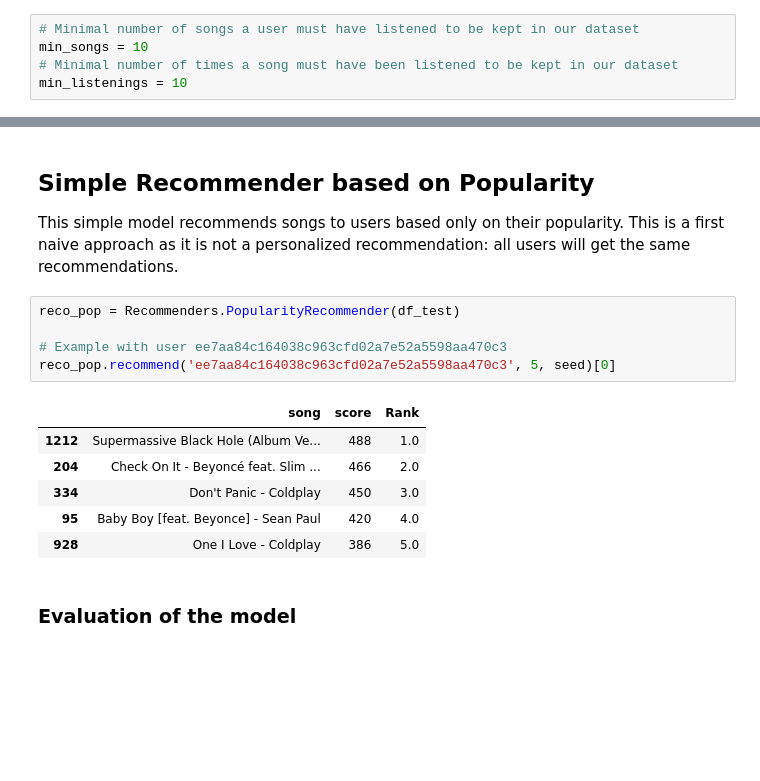
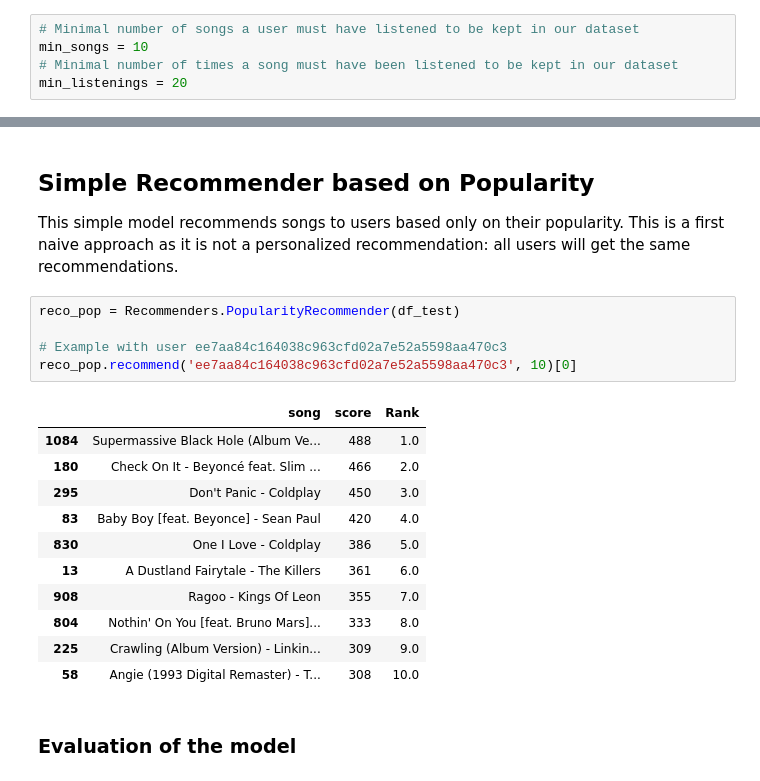
Before and after one commit to PierreChag/fml-spotify-recommendation, a Jupyter notebook: Recommender.ipynb, the cells around one changed output, grey strips where cells are left out. Drawn from its saved outputs; the diff is of its cells as text; blank space fills up the shorter version.

```diff
--- a/Recommender.ipynb
+++ b/Recommender.ipynb
@@ -34,7 +32,7 @@ df.drop(['title', 'artist_name'], axis=1, inplace=True)
 # Minimal number of songs a user must have listened to be kept in our dataset
 min_songs = 10
 # Minimal number of times a song must have been listened to be kept in our dataset
-min_listenings = 10
+min_listenings = 20
 # %%
 # Count how many songs each user listened to
 df['user_n_songs'] = df.groupby('user_id')['song'].transform('count')
@@ -71,15 +89,20 @@ This simple model recommends songs to users based only on their popularity. This
 # %%
 reco_pop = Recommenders.PopularityRecommender(df_test)
 
 # Example with user ee7aa84c164038c963cfd02a7e52a5598aa470c3
-reco_pop.recommend('ee7aa84c164038c963cfd02a7e52a5598aa470c3', 5, seed)[0]
+reco_pop.recommend('ee7aa84c164038c963cfd02a7e52a5598aa470c3', 10)[0]
 # %% [output]
 |  | song | score | Rank |
-| 1212 | Supermassive Black Hole (Album Ve... | 488 | 1.0 |
-| 204 | Check On It - Beyoncé feat. Slim ... | 466 | 2.0 |
-| 334 | Don't Panic - Coldplay | 450 | 3.0 |
-| 95 | Baby Boy [feat. Beyonce] - Sean Paul | 420 | 4.0 |
-| 928 | One I Love - Coldplay | 386 | 5.0 |
+| 1084 | Supermassive Black Hole (Album Ve... | 488 | 1.0 |
+| 180 | Check On It - Beyoncé feat. Slim ... | 466 | 2.0 |
+| 295 | Don't Panic - Coldplay | 450 | 3.0 |
+| 83 | Baby Boy [feat. Beyonce] - Sean Paul | 420 | 4.0 |
+| 830 | One I Love - Coldplay | 386 | 5.0 |
+| 13 | A Dustland Fairytale - The Killers | 361 | 6.0 |
+| 908 | Ragoo - Kings Of Leon | 355 | 7.0 |
+| 804 | Nothin' On You [feat. Bruno Mars]... | 333 | 8.0 |
+| 225 | Crawling (Album Version) - Linkin... | 309 | 9.0 |
+| 58 | Angie (1993 Digital Remaster) - T... | 308 | 10.0 |
 # %% [markdown]
 ### Evaluation of the model
 # %%
```
Also changed, not shown: parts of 8 cells of this notebook, 4 other files.
